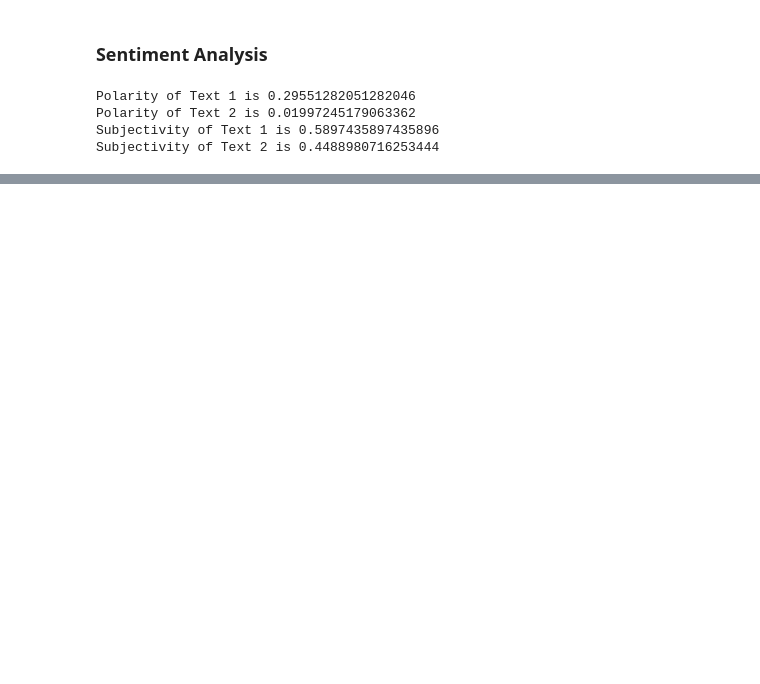
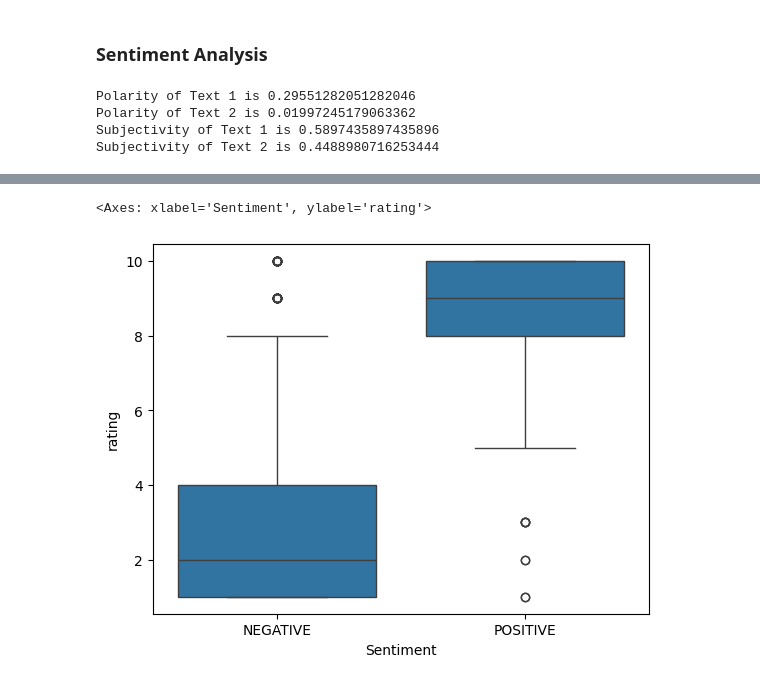
Before and after one commit to ptri16/TheForage_VirtualInternship, a Jupyter notebook: British Airways/Review Analysis.ipynb, the cells around one changed output, grey strips where cells are left out. Drawn from its saved outputs; the diff is of its cells as text; code cells hidden in the pictures; blank space fills up the shorter version.

```diff
--- a/British Airways/Review Analysis.ipynb
+++ b/British Airways/Review Analysis.ipynb
@@ -98,0 +122,5 @@ df_sentiments.to_csv('sentiment_result_vDistilbert.csv')
+# %%
+## Analysis
+
+df_sent = pd.read_csv('sentiment_result_vDistilbert.csv', index_col=0)
+df_sent.head()
@@ -98,0 +134,5 @@ df_sentiments.to_csv('sentiment_result_vDistilbert.csv')
+# %%
+sns.boxplot(data=df_sent, x='Sentiment', y='rating')
+# %% [output]
+<Axes: xlabel='Sentiment', ylabel='rating'>
+[figure, added]
```
Also changed, not shown: parts of 16 cells of this notebook, 6 other files.
